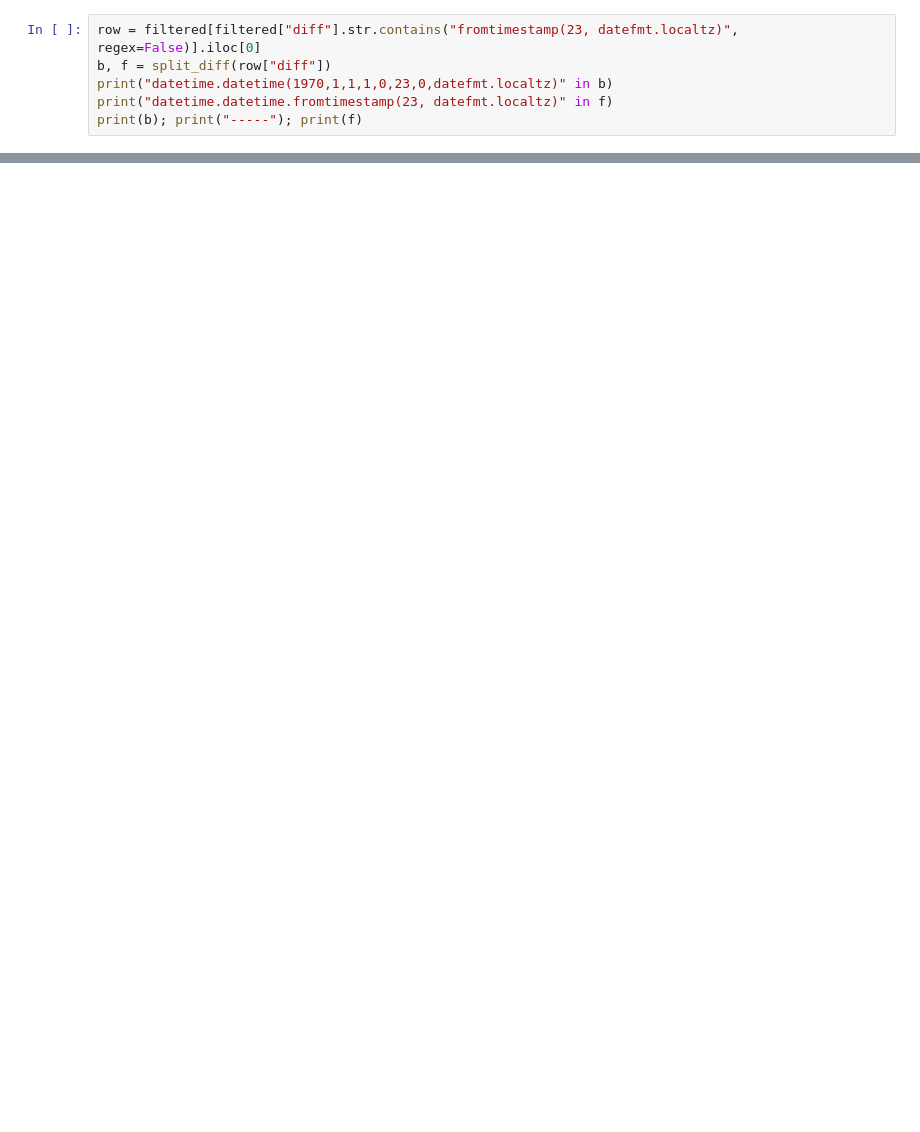
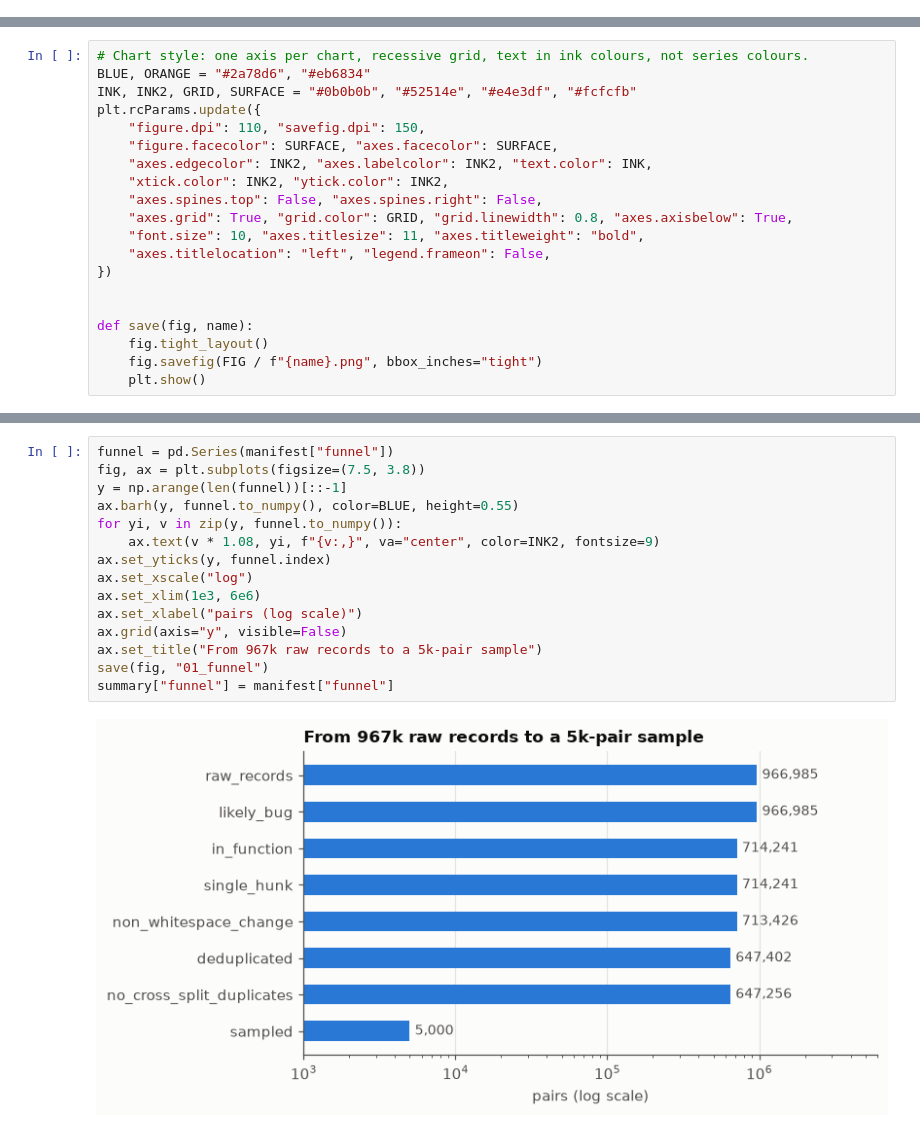
Before and after one commit to zhaqsylyqq/CodeGuard, a Jupyter notebook: notebooks/01_eda.ipynb, the cells around one changed output, grey strips where cells are left out. Drawn from its saved outputs; the diff is of its cells as text; blank space fills up the shorter version.

```diff
--- a/notebooks/01_eda.ipynb
+++ b/notebooks/01_eda.ipynb
@@ -114,6 +0,0 @@ def split_diff(diff: str):
-# %%
-row = filtered[filtered["diff"].str.contains("fromtimestamp(23, datefmt.localtz)", regex=False)].iloc[0]
-b, f = split_diff(row["diff"])
-print("datetime.datetime(1970,1,1,1,0,23,0,datefmt.localtz)" in b)
-print("datetime.datetime.fromtimestamp(23, datefmt.localtz)" in f)
-print(b); print("-----"); print(f)
@@ -151,0 +34,20 @@ filtered.to_parquet("../data/processed/ctssb_snippets.parquet", index=False)
+# %%
+# Chart style: one axis per chart, recessive grid, text in ink colours, not series colours.
+BLUE, ORANGE = "#2a78d6", "#eb6834"
+INK, INK2, GRID, SURFACE = "#0b0b0b", "#52514e", "#e4e3df", "#fcfcfb"
+plt.rcParams.update({
+    "figure.dpi": 110, "savefig.dpi": 150,
+    "figure.facecolor": SURFACE, "axes.facecolor": SURFACE,
+    "axes.edgecolor": INK2, "axes.labelcolor": INK2, "text.color": INK,
+    "xtick.color": INK2, "ytick.color": INK2,
+    "axes.spines.top": False, "axes.spines.right": False,
+    "axes.grid": True, "grid.color": GRID, "grid.linewidth": 0.8, "axes.axisbelow": True,
+    "font.size": 10, "axes.titlesize": 11, "axes.titleweight": "bold",
+    "axes.titlelocation": "left", "legend.frameon": False,
+})
+
+
+def save(fig, name):
+    fig.tight_layout()
+    fig.savefig(FIG / f"{name}.png", bbox_inches="tight")
+    plt.show()
@@ -151,0 +58,17 @@ filtered.to_parquet("../data/processed/ctssb_snippets.parquet", index=False)
+# %%
+funnel = pd.Series(manifest["funnel"])
+fig, ax = plt.subplots(figsize=(7.5, 3.8))
+y = np.arange(len(funnel))[::-1]
+ax.barh(y, funnel.to_numpy(), color=BLUE, height=0.55)
+for yi, v in zip(y, funnel.to_numpy()):
+    ax.text(v * 1.08, yi, f"{v:,}", va="center", color=INK2, fontsize=9)
+ax.set_yticks(y, funnel.index)
+ax.set_xscale("log")
+ax.set_xlim(1e3, 6e6)
+ax.set_xlabel("pairs (log scale)")
+ax.grid(axis="y", visible=False)
+ax.set_title("From 967k raw records to a 5k-pair sample")
+save(fig, "01_funnel")
+summary["funnel"] = manifest["funnel"]
+# %% [output]
+[figure, added]
```
Also changed, not shown: parts of 34 cells of this notebook, 24 other files.
